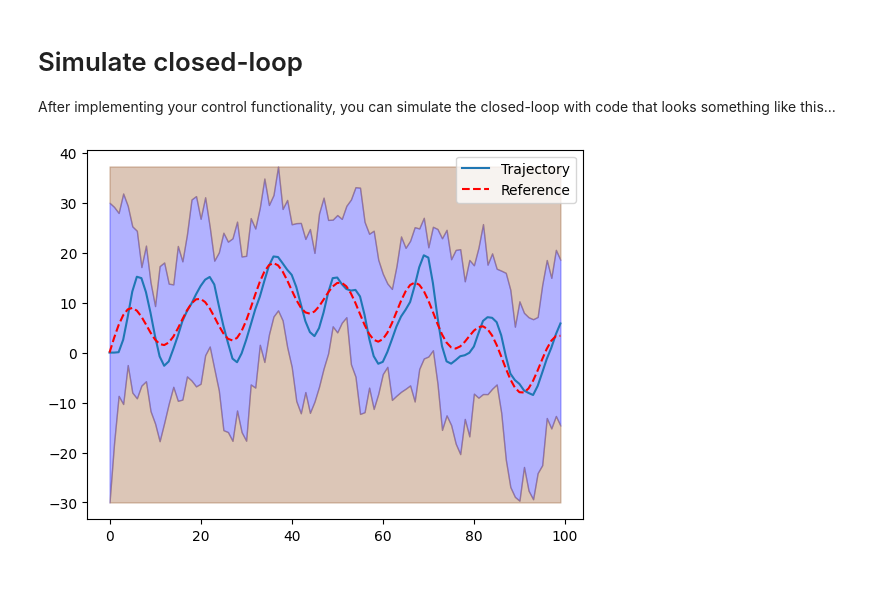
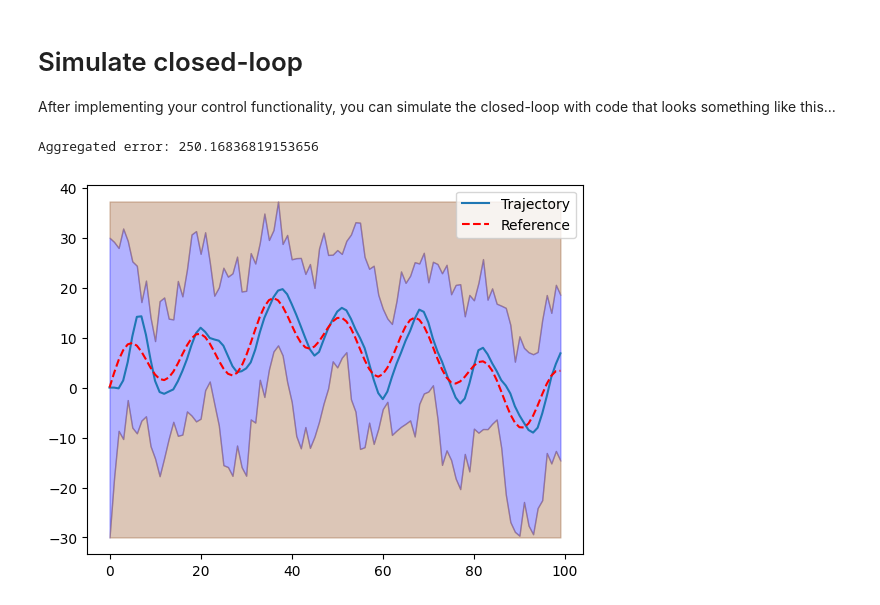
Before and after one commit to freddiegf/b1-coding-practical-mt24, a Jupyter notebook: notebooks/demo.ipynb, the cells around one changed output. Saved outputs shown, nothing was run; the diff lists cells and outputs as text; code cells hidden in the pictures.

```diff
--- a/notebooks/demo.ipynb
+++ b/notebooks/demo.ipynb
@@ -14,19 +14,20 @@ After implementing your control functionality, you can simulate the closed-loop
 # %%
 
 from dynamic import Submarine
 from dynamic import ClosedLoop
 from dynamic import Mission
 from control import PDController
 
-kp = 0.15
-kd = 0.6
+kp = 0.1
+kd = 0.7
 
 sub = Submarine()
 controller = PDController(kp,kd)
 closed_loop = ClosedLoop(sub, controller)
 mission = Mission.from_csv("../data/mission.csv")
 
 trajectory = closed_loop.simulate_with_random_disturbances(mission)
 trajectory.plot_completed_mission(mission)
 # %% [output]
+Aggregated error: 250.16836819153656
-[figure, old version]
+[figure, new version]
```
